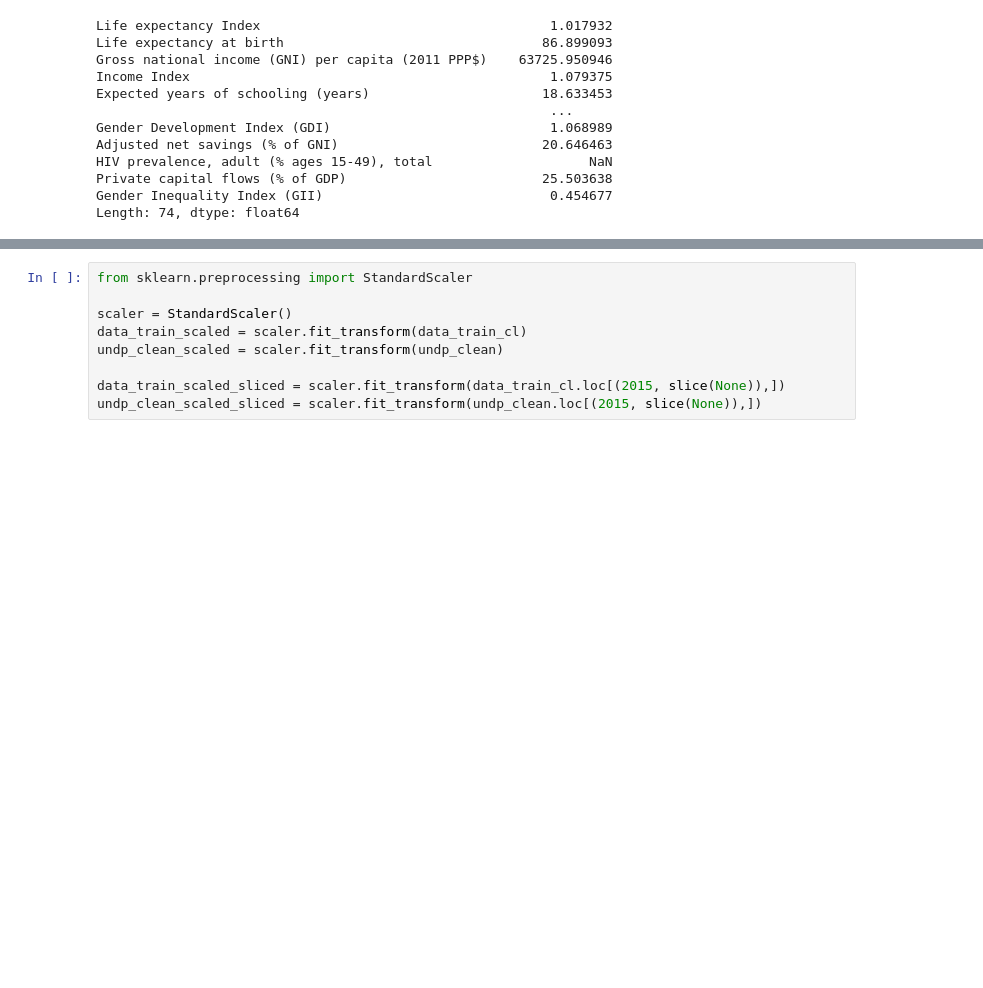
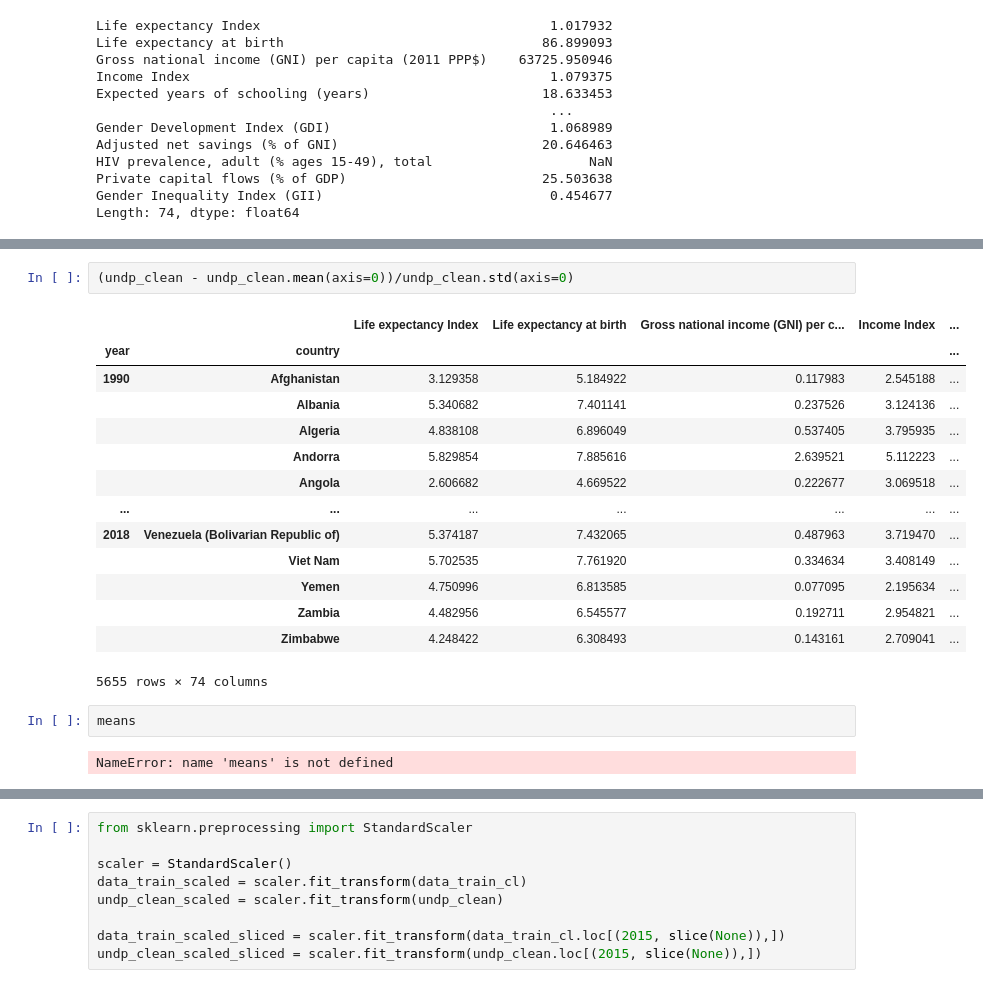
Before and after one commit to D1nay/prohack2020, a Jupyter notebook: Mapping countries to galaxies.ipynb, the cells around one changed output, grey strips where cells are left out. Cells and saved outputs as stored; diff of their text form; blank space fills up the shorter version.

```diff
--- a/Mapping countries to galaxies.ipynb
+++ b/Mapping countries to galaxies.ipynb
@@ -564,0 +501,21 @@ for i in range(len(undp_reduced.columns)):
+# %%
+(undp_clean - undp_clean.mean(axis=0))/undp_clean.std(axis=0)
+# %% [output]
+|  |  | Life expectancy Index | Life expectancy at birth | Gross national income (GNI) per c... | Income Index | ... |
+| year | country |  |  |  |  | ... |
+| 1990 | Afghanistan | 3.129358 | 5.184922 | 0.117983 | 2.545188 | ... |
+|  | Albania | 5.340682 | 7.401141 | 0.237526 | 3.124136 | ... |
+|  | Algeria | 4.838108 | 6.896049 | 0.537405 | 3.795935 | ... |
+|  | Andorra | 5.829854 | 7.885616 | 2.639521 | 5.112223 | ... |
+|  | Angola | 2.606682 | 4.669522 | 0.222677 | 3.069518 | ... |
+| ... | ... | ... | ... | ... | ... | ... |
+| 2018 | Venezuela (Bolivarian Republic of) | 5.374187 | 7.432065 | 0.487963 | 3.719470 | ... |
+|  | Viet Nam | 5.702535 | 7.761920 | 0.334634 | 3.408149 | ... |
+|  | Yemen | 4.750996 | 6.813585 | 0.077095 | 2.195634 | ... |
+|  | Zambia | 4.482956 | 6.545577 | 0.192711 | 2.954821 | ... |
+|  | Zimbabwe | 4.248422 | 6.308493 | 0.143161 | 2.709041 | ... |
+5655 rows × 74 columns
+# %%
+means
+# %% [output]
+NameError: name 'means' is not defined
```
Also changed, not shown: parts of 26 cells of this notebook.
